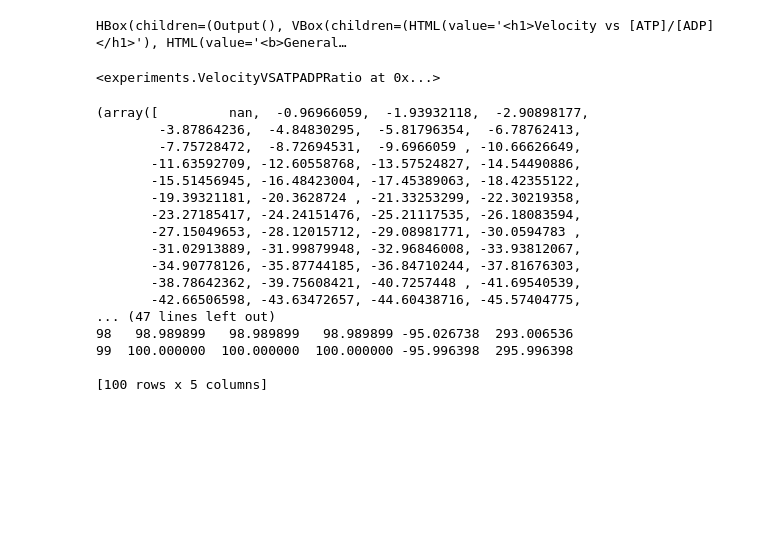
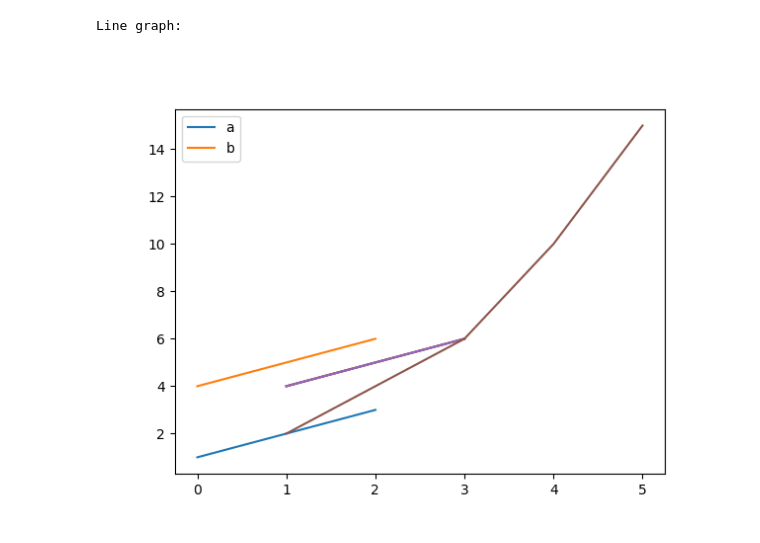
Before and after one commit to antmaier/Projet-de-Master, a Jupyter notebook: tests.ipynb, the cells around one changed output. Drawn from its saved outputs; the diff is of its cells as text; code cells hidden in the pictures; blank space fills up the shorter version.

```diff
--- a/tests.ipynb
+++ b/tests.ipynb
@@ -216,38 +210,13 @@ data_frame = pd.DataFrame({'a': [1, 2, 3]})
-# %%
-from experiments import VelocityVSATPADPRatio
-
-VelocityVSATPADPRatio()
-# %% [output]
-HBox(children=(Output(), VBox(children=(HTML(value='<h1>Velocity vs [ATP]/[ADP]</h1>'), HTML(value='<b>General…
-<experiments.VelocityVSATPADPRatio at 0x...>
-# %%
-from scipy.stats import norm
-import pandas as pd
-
-data_frame = pd.DataFrame({
-    'timestamp': np.linspace(0, 100, 100),
-    'mean': np.linspace(0, 100, 100),
-    'std': np.linspace(0, 100, 100)
-})
-intervals = norm.interval(0.95, loc=data_frame['mean'], scale=data_frame['std'])
-print(intervals)
-data_frame[['lower', 'upper']] = pd.DataFrame(intervals).T
-print(data_frame)
-# %% [output]
-(array([         nan,  -0.96966059,  -1.93932118,  -2.90898177,
-        -3.87864236,  -4.84830295,  -5.81796354,  -6.78762413,
-        -7.75728472,  -8.72694531,  -9.6966059 , -10.66626649,
-       -11.63592709, -12.60558768, -13.57524827, -14.54490886,
-       -15.51456945, -16.48423004, -17.45389063, -18.42355122,
-       -19.39321181, -20.3628724 , -21.33253299, -22.30219358,
-       -23.27185417, -24.24151476, -25.21117535, -26.18083594,
-       -27.15049653, -28.12015712, -29.08981771, -30.0594783 ,
-       -31.02913889, -31.99879948, -32.96846008, -33.93812067,
-       -34.90778126, -35.87744185, -36.84710244, -37.81676303,
-       -38.78642362, -39.75608421, -40.7257448 , -41.69540539,
-       -42.66506598, -43.63472657, -44.60438716, -45.57404775,
-... (47 lines left out)
-98   98.989899   98.989899   98.989899 -95.026738  293.006536
-99  100.000000  100.000000  100.000000 -95.996398  295.996398
-
-[100 rows x 5 columns]
+# %%
+df = pd.DataFrame({
+    'X': [1, 2, 3, 4, 5],
+    'Y': [2, 4, 6, 10, 15]
+})
+
+# plotting a line graph
+print("Line graph: ")
+plt.plot(df["X"], df["Y"])
+plt.show()
+# %% [output]
+Line graph:
+[figure, added]
```
Also changed, not shown: parts of 3 cells of this notebook, 1 other file.
